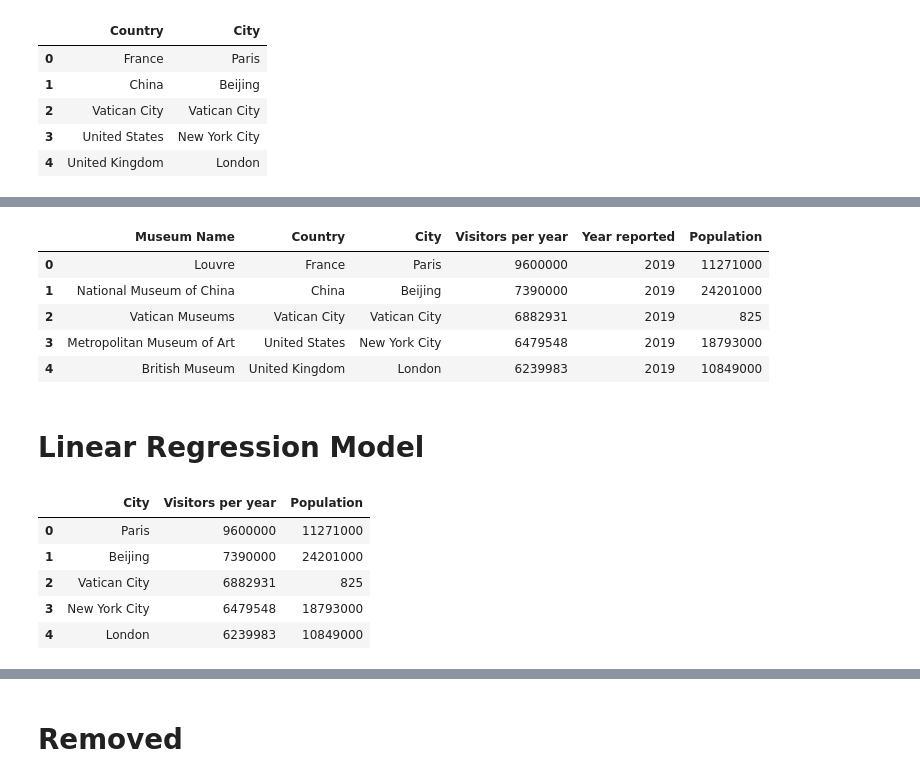
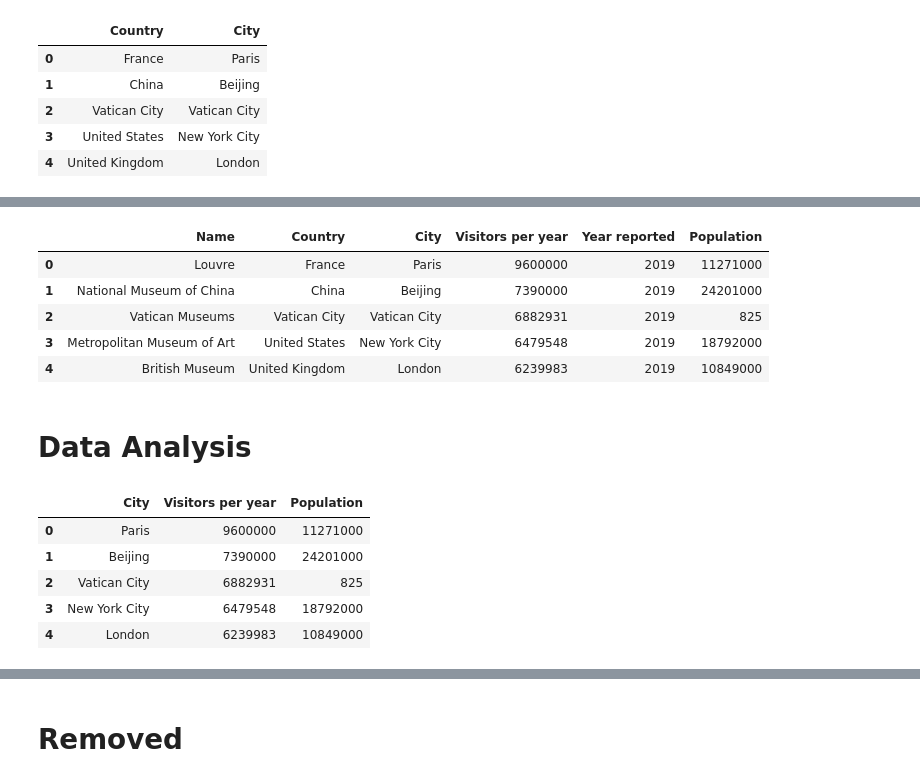
Before and after one commit to YT98/museum_visitors, a Jupyter notebook: research.ipynb, the cells around one changed output, grey strips where cells are left out. Saved outputs shown, nothing was run; the diff lists cells and outputs as text; code cells hidden in the pictures.

```diff
--- a/research.ipynb
+++ b/research.ipynb
@@ -74,10 +69,9 @@ df.head()
 # %%
-# df.rename(columns={"Year reported[a]\n": "Year reported", "Country flag, city": "City"}, inplace=True)
+# Clean data
+wiki_df["Year reported"] = wiki_df["Year reported"].str[:-4]
+wiki_df["Visitors per year"].astype("string")
+wiki_df["Visitors per year"] = wiki_df["Visitors per year"].str.replace(",", "")
+wiki_df["Visitors per year"].astype("int")
 
-df["Year reported"] = df["Year reported"].str[:-4]
-df["Visitors per year"].astype("string")
-df["Visitors per year"] = df["Visitors per year"].str.replace(",", "")
-df["Visitors per year"].astype("int")
-
-df.head()
+wiki_df.head()
 # %% [output]
@@ -92,14 +86,10 @@ df.head()
 # %%
-# London DATASTORE global city population estimates
+# Data extractedf from London DATASTORE global city population estimates
 # https://data.london.gov.uk/dataset/global-city-population-estimates
 
-london_df = pd.read_csv("/content/london_datastore_global_city_population.csv")
+london_df = pd.read_excel("/content/global-city-population-estimates.xls", "CITIES-OVER-300K", dtype={"2020": np.int64})
 london_df = london_df[["Country or area", "Urban Agglomeration", "2020"]]
 london_df.rename(columns={"2020": "Population", "Urban Agglomeration": "City", "Country or area": "Country"}, inplace=True)
-london_df["Population"]
-london_df["Population"].astype("string")
-london_df["Population"] = london_df["Population"].str.replace(",", "")
-london_df["Population"].astype("int")
 
 london_df.head()
 # %% [output]
@@ -111,7 +101,7 @@ london_df.head()
 | 4 | India | Mumbai (Bombay) | 22838 |
 # %%
 # List of cities in museum df
-cities_df = df.drop_duplicates("City")[["Country", "City"]]
+cities_df = wiki_df.drop_duplicates("City")[["Country", "City"]]
 
 # City name aliases for London dataset
 london_aliases = {
@@ -183,31 +173,31 @@ pop_df
 | 36 | Poland | Oświęcim | 41143 |
 # %%
 # Create population column
-df["Population"] = np.nan
-for index, row in df.iterrows():
+full_df = wiki_df
+full_df["Population"] = np.nan
+for index, row in full_df.iterrows():
   city = row["City"]
   pop = pop_df.loc[pop_df["City"] == city].Population.item()
-  df.at[index, "Population"] = pop
-df["Population"] = df["Population"].astype("int")
-df.head()
+  full_df.at[index, "Population"] = pop
+full_df["Population"] = full_df["Population"].astype("int")
+full_df.head()
 # %% [output]
-|  | Museum Name | Country | City | Visitors per year | Year reported | Population |
+|  | Name | Country | City | Visitors per year | Year reported | Population |
 | 0 | Louvre | France | Paris | 9600000 | 2019 | 11271000 |
 | 1 | National Museum of China | China | Beijing | 7390000 | 2019 | 24201000 |
 | 2 | Vatican Museums | Vatican City | Vatican City | 6882931 | 2019 | 825 |
-| 3 | Metropolitan Museum of Art | United States | New York City | 6479548 | 2019 | 18793000 |
+| 3 | Metropolitan Museum of Art | United States | New York City | 6479548 | 2019 | 18792000 |
 | 4 | British Museum | United Kingdom | London | 6239983 | 2019 | 10849000 |
-# %% [markdown]
-# Linear Regression Model
+# %% [markdown]
+# **Data Analysis**
 # %%
 # Removed useless columns for training_df
-
-training_df = df[["City", "Visitors per year", "Population"]]
+training_df = full_df[["City", "Visitors per year", "Population"]]
 training_df.head()
 # %% [output]
 |  | City | Visitors per year | Population |
 | 0 | Paris | 9600000 | 11271000 |
 | 1 | Beijing | 7390000 | 24201000 |
 | 2 | Vatican City | 6882931 | 825 |
-| 3 | New York City | 6479548 | 18793000 |
+| 3 | New York City | 6479548 | 18792000 |
 | 4 | London | 6239983 | 10849000 |
```
Also changed, not shown: parts of 23 cells of this notebook.
